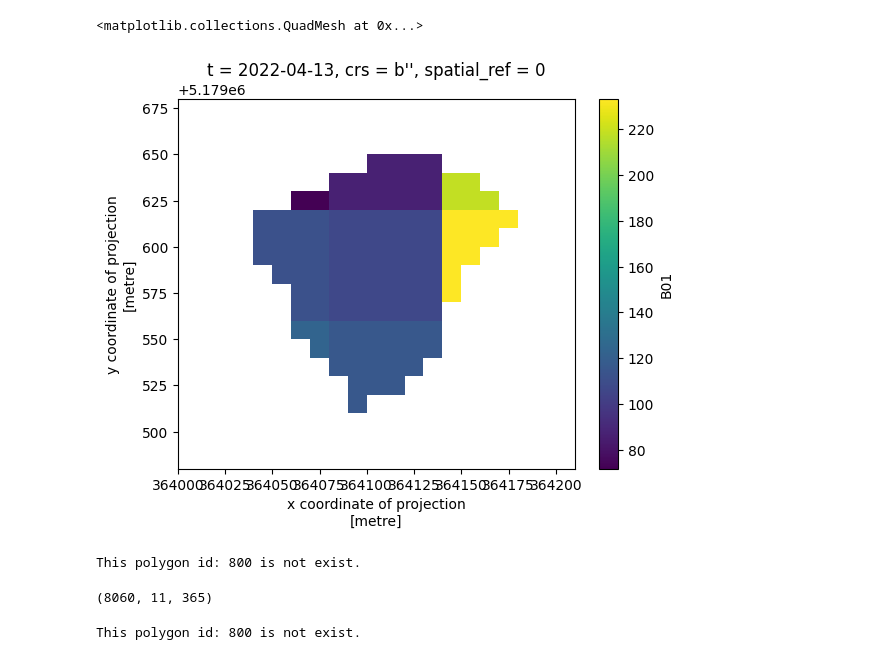
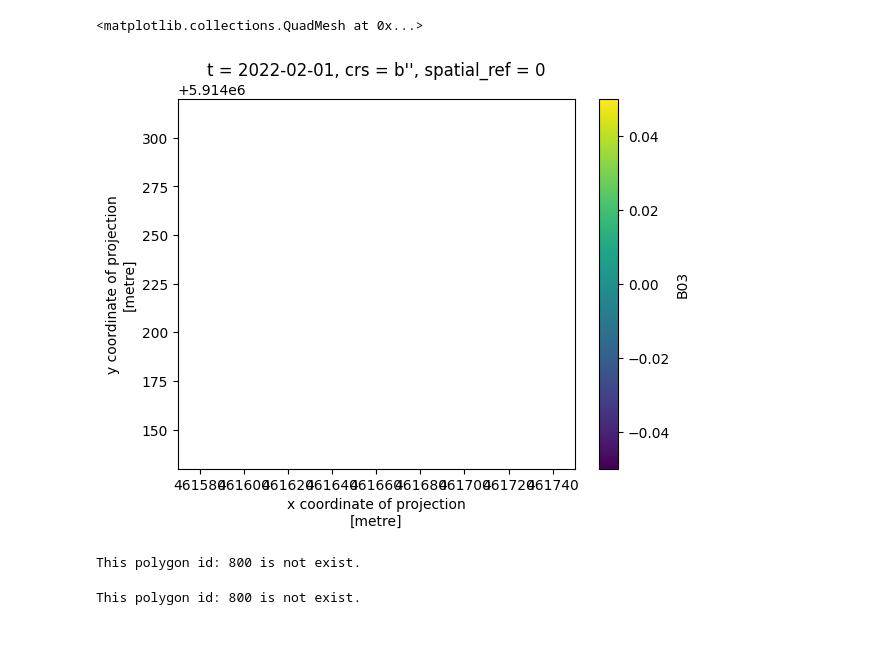
Before and after one commit to clausmichele/openEO_photovoltaic, a Jupyter notebook: notebooks/3D_Modeling.ipynb, the cells around one changed output. Drawn from its saved outputs; the diff is of its cells as text; code cells hidden in the pictures.

Commit message:
3d modeling germany

```diff
--- a/notebooks/3D_Modeling.ipynb
+++ b/notebooks/3D_Modeling.ipynb
@@ -10,4 +11,4 @@ data_dir = '/mnt/CEPH_PROJECTS/sao/openEO_Platform/old_data/data'
 # %%
-pv_geoms = gpd.read_file(f"{data_dir}/shapefiles/photovoltaic.shp")
+big_pv_geoms = gpd.read_file(f"{data_dir}/germany_photovoltaic.shp")
 # %%
 # Filter the data to have farms bigger then 5 km2
@@ -23,22 +29,22 @@ bands = ['B01','B02','B03','B04',
          'B05','B06','B07','B08',
          'B8A', 'B11', 'B12']
 # %%
-# Extract S2 data for the farms
-for i, geom in big_pv_geoms_32632.iterrows():
-    data = xr.open_dataset(f"{data_dir}/netcdfs/S2_2022_{i}.nc",decode_coords="all")
+for i, geom in big_pv_geoms_buffer.iterrows():
+    try:
+        data = xr.open_dataset(f"{data_dir}/s2/germany/s2_2022_{i}.nc",decode_coords="all")
 
-    ## This step to fill the gaps (nan values) spatially
-    data = data.groupby('t').apply(lambda x: x.fillna(x.mean(dim=('x','y'))))
-    #data_filled['crs'] = data.crs
-    data.rio.write_crs("epsg:32633", inplace=True) #32633
+        ## This step to fill the gaps (nan values) spatially
+        data = data.groupby('t').apply(lambda x: x.fillna(x.mean(dim=('x','y'))))
+        #data_filled['crs'] = data.crs
+        data.rio.write_crs("epsg:32633", inplace=True) #32633
 
-    ## Filter clouds pixels
-    cloud_mask = np.bitwise_or((data.SCL == 8),(data.SCL == 9))
-    geodf = gpd.GeoDataFrame(geometry=[geom["geometry"]],crs="EPSG:32632")
-    data = data.where(~cloud_mask)
+        ## Filter clouds pixels
+        cloud_mask = np.bitwise_or((data.SCL == 8),(data.SCL == 9))
+        geodf = gpd.GeoDataFrame(geometry=[geom["geometry"]],crs="EPSG:32632")
+        data = data.where(~cloud_mask)
 
-    ## Clip the farm polygon
-    clipped = data.rio.clip(geodf.geometry.values, geodf.crs, drop=False, invert=False)
-
-
-    break
+        ## Clip the farm polygon
+        clipped = data.rio.clip(geodf.geometry.values, geodf.crs, drop=False, invert=False)
+        break
+    except:
+         print(f"This polygon id: {i} is not exist.")
@@ -50,5 +59,5 @@ data['B01'][30].plot()
 # %%
-clipped['B01'][30].plot()
+clipped['B03'][12].plot()
 # %% [output]
 <matplotlib.collections.QuadMesh at 0x...>
-[figure, old version]
+[figure, new version]
@@ -97,8 +111,3 @@ for i, geom in big_pv_geoms_32632[5:].iterrows():
         print(f"This polygon id: {i} is not exist.")
 # %% [output]
 This polygon id: 800 is not exist.
-# %%
-pv_samples = np.vstack(all_pixels_ts)
-pv_samples.shape
-# %% [output]
-(8060, 11, 365)
```
Also changed, not shown: parts of 13 cells of this notebook, 1 other file.
